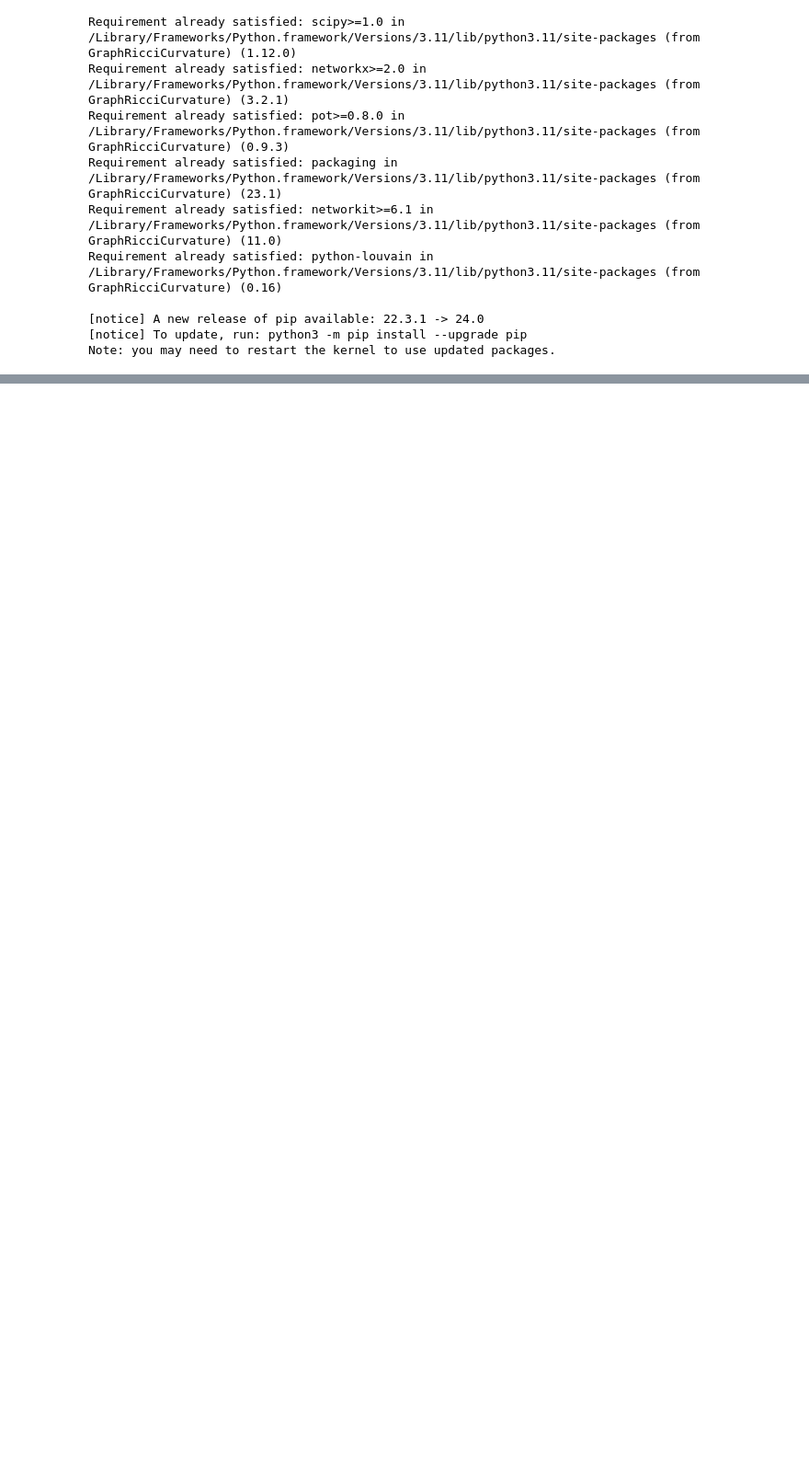
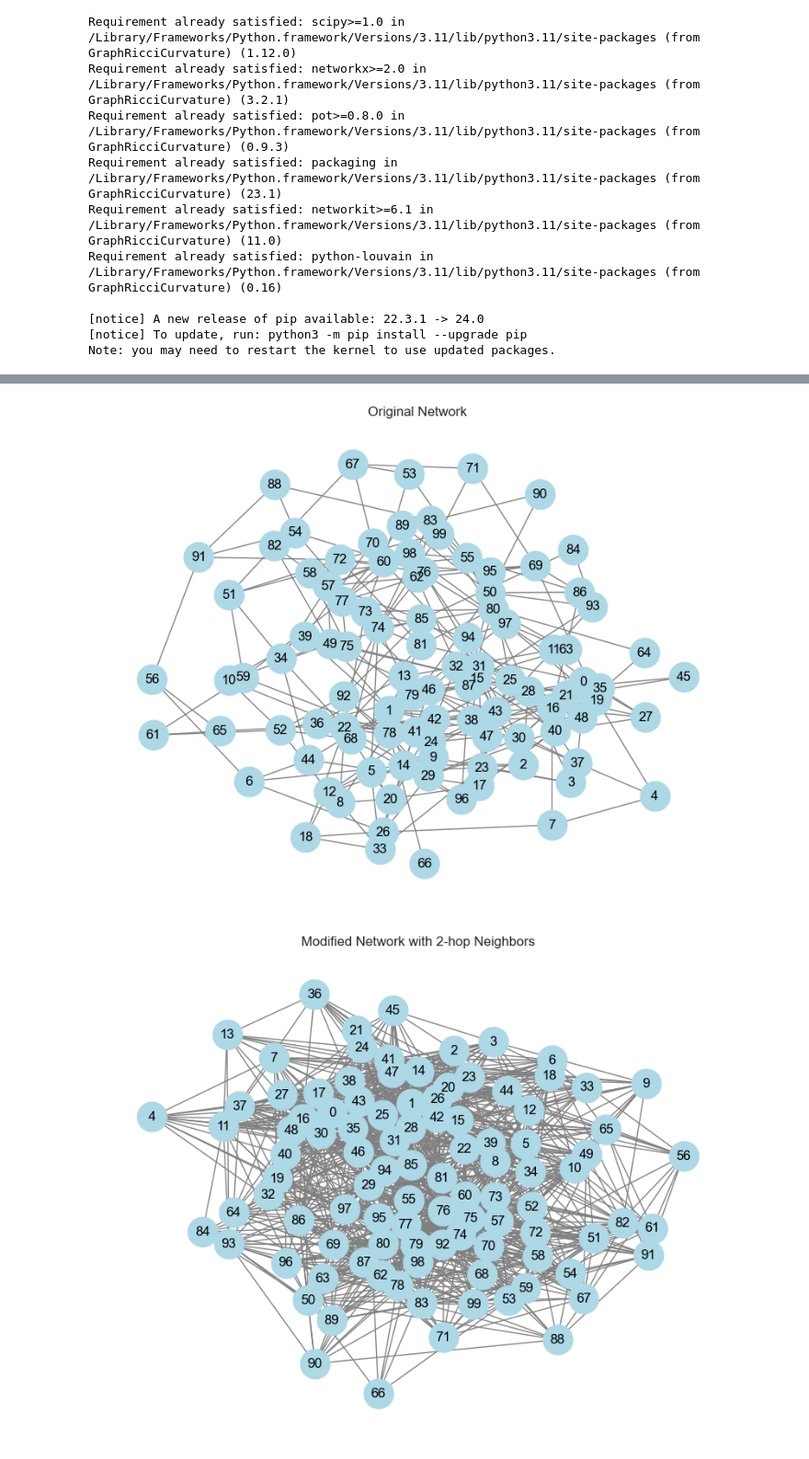
Before and after one commit to jofu-tofu/Research, a Jupyter notebook: Ricci_Curvature_Research.ipynb, the cells around one changed output, grey strips where cells are left out. Shown at 92% size. Saved outputs shown, nothing was run; the diff lists cells and outputs as text; code cells hidden in the pictures; blank space fills up the shorter version.

```diff
--- a/Ricci_Curvature_Research.ipynb
+++ b/Ricci_Curvature_Research.ipynb
@@ -1106,0 +1121,24 @@ Number of edges: 1414
+# %%
+import matplotlib.pyplot as plt
+import networkx as nx
+
+# Assuming G is your original graph and G_modified is G with 2-hop neighbors added
+# You would have a function similar to 'add_2_hop_neighbors_as_edges(G)' to create G_modified
+
+# Function to draw a graph with matplotlib
+def draw_graph(G, title="Network"):
+    pos = nx.spring_layout(G)  # positions for all nodes
+
+    plt.figure(figsize=(8, 6))
+    nx.draw(G, pos, with_labels=True, node_size=700, node_color="lightblue", edge_color="gray")
+    plt.title(title)
+    plt.show()
+
+# Draw the original graph
+draw_graph(G_sbm, "Original Network")
+
+# Draw the modified graph with 2-hop neighbors
+draw_graph(G_with_metrics, "Modified Network with 2-hop Neighbors")
+# %% [output]
+[figure, added]
+[figure, added]
```
Also changed, not shown: parts of 4 cells of this notebook, 1 other file.
